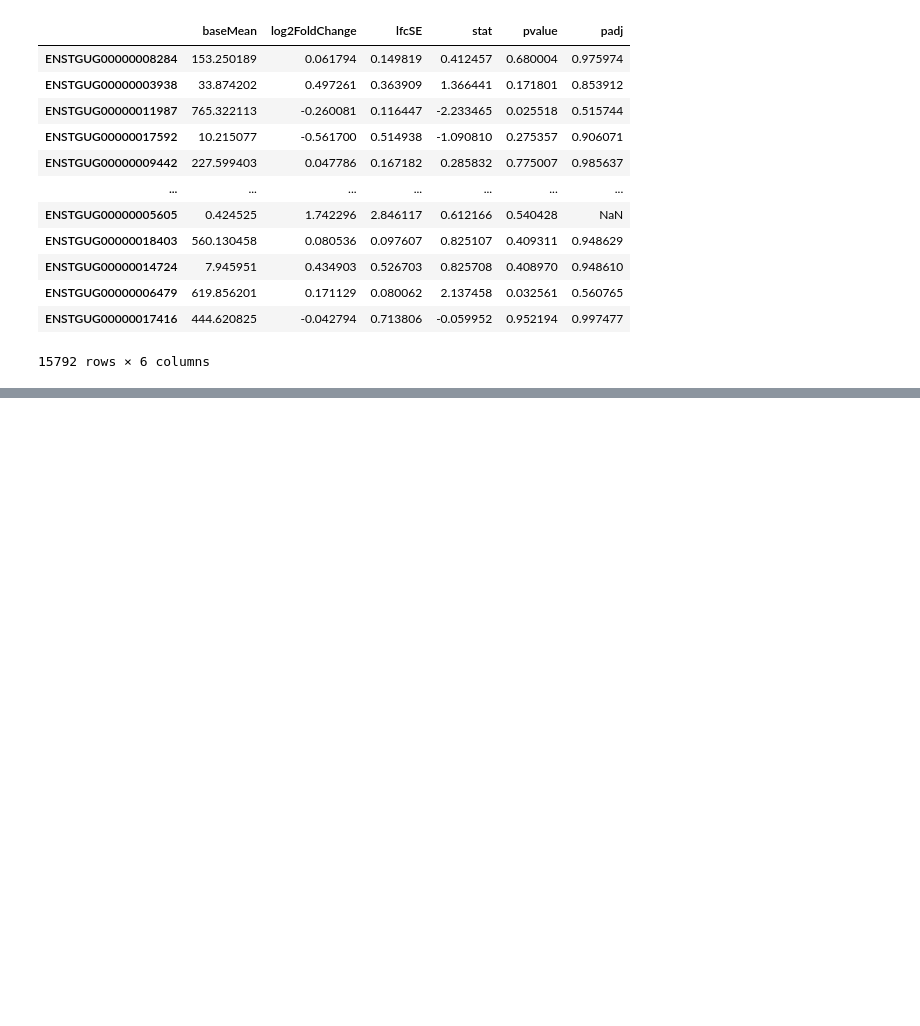
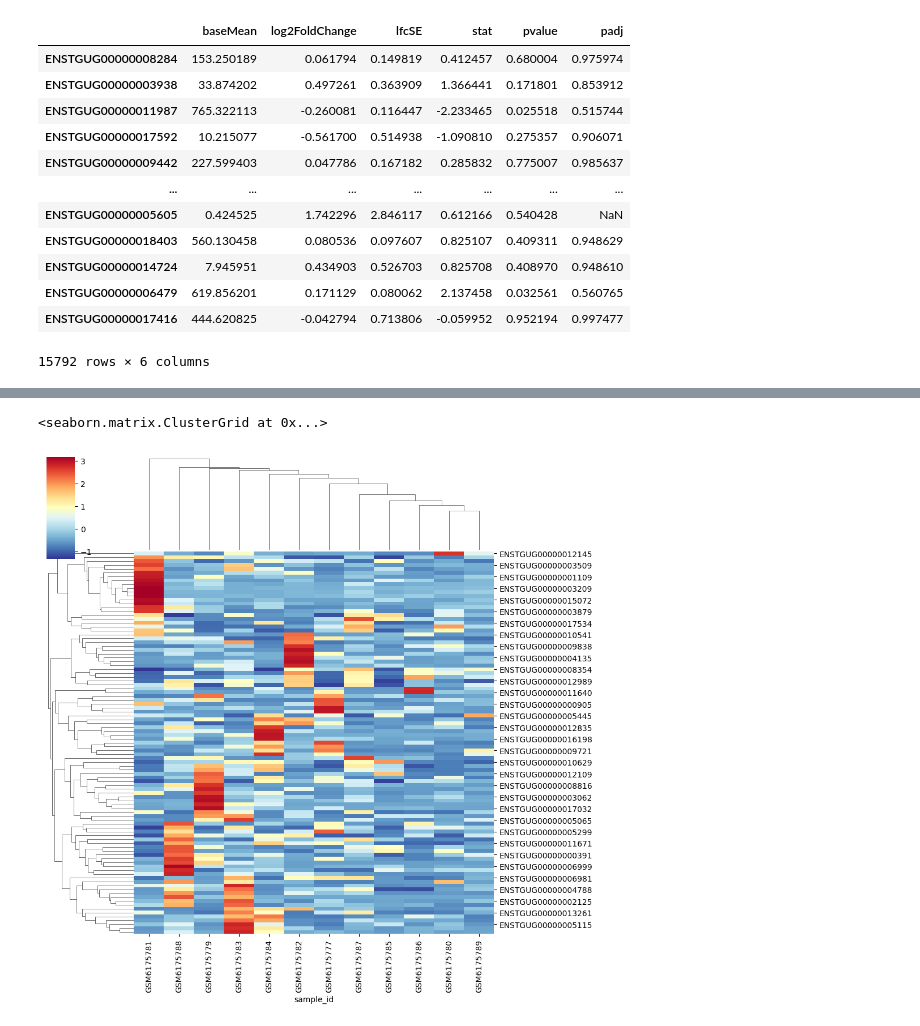
Before and after one commit to mjmaher987/Bioinformatics-Project, a Jupyter notebook: Task 3/SongBirdStudy.ipynb, the cells around one changed output, grey strips where cells are left out. Saved outputs shown, nothing was run; the diff lists cells and outputs as text; code cells hidden in the pictures; blank space fills up the shorter version.

```diff
--- a/Task 3/SongBirdStudy.ipynb
+++ b/Task 3/SongBirdStudy.ipynb
@@ -1100,0 +1097,2 @@ res
+# %%
+sigs.rename(columns={'Column1': 'Gene ID'}, inplace=True)
@@ -1100,0 +1128,2 @@ res
+# %%
+sigs.rename_axis('Gene_ID', inplace=True)
@@ -1100,0 +1139,3 @@ res
+# %%
+dds_sigs = dds[:, sigs.index]
+dds_sigs
@@ -1100,0 +1149,3 @@ res
+# %%
+grapher = pd.DataFrame(dds_sigs.layers['replace_cooks'].T,
+                       index=dds_sigs.var_names, columns=dds_sigs.obs_names)
@@ -1100,0 +1155,5 @@ res
+# %%
+sns.clustermap(grapher, z_score=0, cmap = 'RdYlBu_r')
+# %% [output]
+<seaborn.matrix.ClusterGrid at 0x...>
+[figure, added]
```
Also changed, not shown: parts of 45 cells of this notebook.
